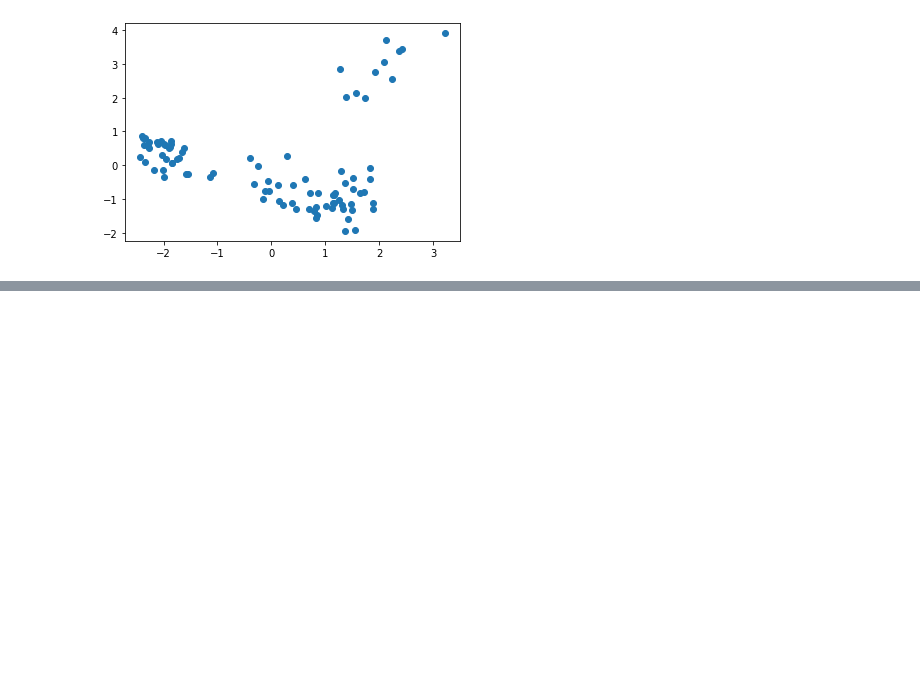
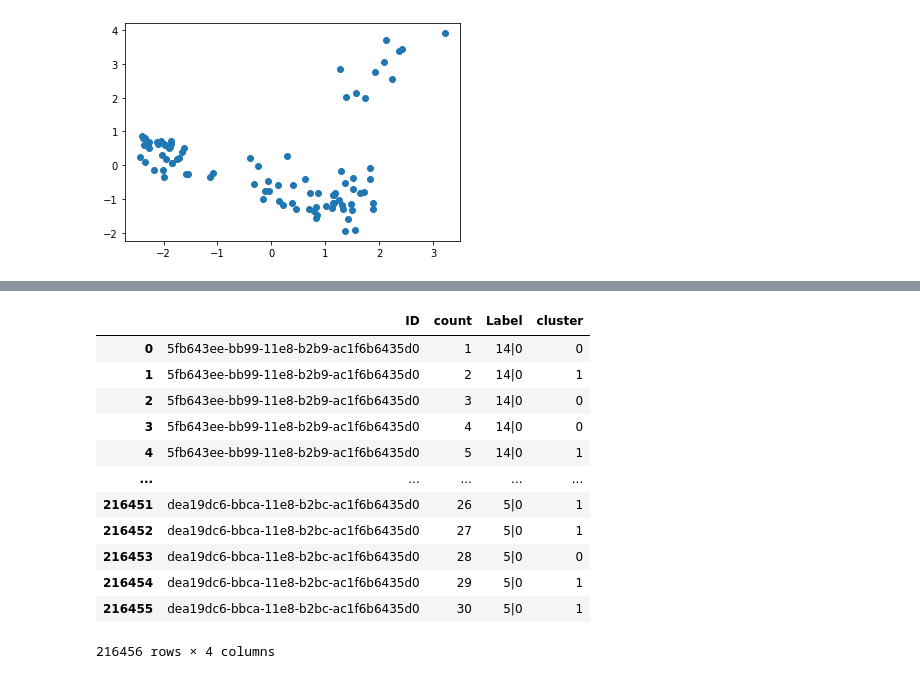
Before and after one commit to yuvaramsingh94/human_protein_atlas, a Jupyter notebook: code/feature_extractor.ipynb, the cells around one changed output, grey strips where cells are left out. Saved outputs shown, nothing was run; the diff lists cells and outputs as text; code cells hidden in the pictures; blank space fills up the shorter version.

```diff
--- a/code/feature_extractor.ipynb
+++ b/code/feature_extractor.ipynb
@@ -296,0 +299,9 @@ print(img_16.shape,img_16.min(),img_16.max())
+# %%
+filename_unique = feature_multi['ID'].unique()
+# %%
+for f in filename_unique:
+    mini_df = feature_multi[feature_multi['ID'].isin([f])]
+    label = len(mini_df.iloc[0]['Label'].split('|'))
+    km_cluster = KMeans(n_clusters = label).fit_predict(mini_df[[str(i) for i in range(1,2048+1)]].values)
+
+    feature_multi.loc[feature_multi['ID'].isin([f]),'cluster'] = km_cluster
@@ -296,0 +318,16 @@ print(img_16.shape,img_16.min(),img_16.max())
+# %%
+feature_multi.drop([str(i) for i in range(1,2048+1)],axis=1)
+# %% [output]
+|  | ID | count | Label | cluster |
+| 0 | 5fb643ee-bb99-11e8-b2b9-ac1f6b6435d0 | 1 | 14|0 | 0 |
+| 1 | 5fb643ee-bb99-11e8-b2b9-ac1f6b6435d0 | 2 | 14|0 | 1 |
+| 2 | 5fb643ee-bb99-11e8-b2b9-ac1f6b6435d0 | 3 | 14|0 | 0 |
+| 3 | 5fb643ee-bb99-11e8-b2b9-ac1f6b6435d0 | 4 | 14|0 | 0 |
+| 4 | 5fb643ee-bb99-11e8-b2b9-ac1f6b6435d0 | 5 | 14|0 | 1 |
+| ... | ... | ... | ... | ... |
+| 216451 | dea19dc6-bbca-11e8-b2bc-ac1f6b6435d0 | 26 | 5|0 | 1 |
+| 216452 | dea19dc6-bbca-11e8-b2bc-ac1f6b6435d0 | 27 | 5|0 | 1 |
+| 216453 | dea19dc6-bbca-11e8-b2bc-ac1f6b6435d0 | 28 | 5|0 | 0 |
+| 216454 | dea19dc6-bbca-11e8-b2bc-ac1f6b6435d0 | 29 | 5|0 | 1 |
+| 216455 | dea19dc6-bbca-11e8-b2bc-ac1f6b6435d0 | 30 | 5|0 | 1 |
+216456 rows × 4 columns
```
Also changed, not shown: parts of 26 cells of this notebook, 4 other files.
